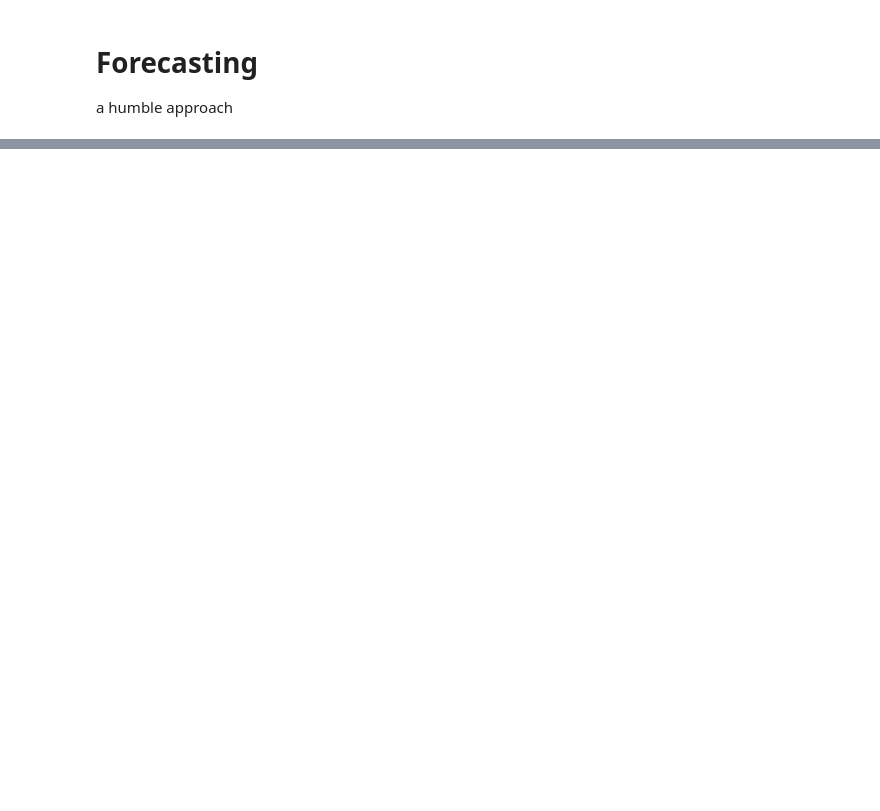
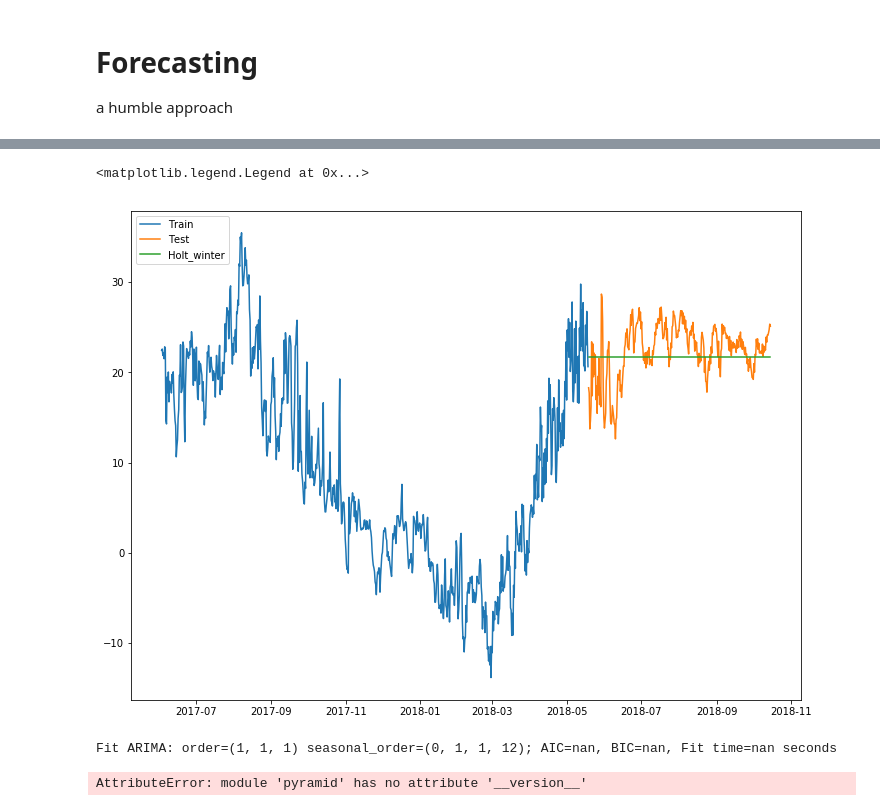
Before and after one commit to greenpeace/AQMesh, a Jupyter notebook: visu/BigQueryPandasPlotly.ipynb, the cells around one changed output, grey strips where cells are left out. Cells and saved outputs as stored; diff of their text form; code cells hidden in the pictures; blank space fills up the shorter version.

Commit message:
bit more trying out forecasting..

```diff
--- a/visu/BigQueryPandasPlotly.ipynb
+++ b/visu/BigQueryPandasPlotly.ipynb
@@ -125,0 +157,46 @@ a humble approach
+# %%
+meas = 'TEMP'
+threshold = 700
+#train_df = dfs_resampled[meas][:threshold]
+#test_df = dfs_resampled[meas][threshold:]
+
+train_T = T_df_resampled['TEMP'][:threshold]
+test_T = T_df_resampled['TEMP'][threshold:]
+
+train_df = train_T
+test_df = test_T
+# %%
+y_hat_avg = test_df.copy()
+
+
+# fit1 = ExponentialSmoothing(np.asarray(train_df[f"{meas}_ts"]), seasonal_periods=2, seasonal='add', trend='add').fit()
+fit1 = Holt(np.asarray(train_df[f"{meas}_ts"])).fit() # (smoothing_level = 0.3,smoothing_slope = 0.7)
+y_hat_avg['Holt_winter'] = fit1.forecast(len(test_df))
+
+
+fig = plt.figure(figsize=(12, 9))
+ax = fig.add_subplot(111)
+
+ax.plot(train_df[f"{meas}_ts"], label='Train')
+ax.plot(test_df[f"{meas}_ts"], label='Test')
+ax.plot(y_hat_avg['Holt_winter'], label='Holt_winter')
+ax.legend(loc=2)
+# %% [output]
+<matplotlib.legend.Legend at 0x...>
+[figure, added]
+# %%
+import pyramid
+from pyramid.arima import auto_arima
+
+stepwise_model = auto_arima(train_df, start_p=1, start_q=1,
+                           max_p=3, max_q=3, m=12,
+                           start_P=0, seasonal=True,
+                           d=1, D=1, trace=True,
+                           error_action='ignore',
+                           suppress_warnings=True,
+                           stepwise=True)
+
+print(stepwise_model.aic())
+# %% [output]
+Fit ARIMA: order=(1, 1, 1) seasonal_order=(0, 1, 1, 12); AIC=nan, BIC=nan, Fit time=nan seconds
+AttributeError: module 'pyramid' has no attribute '__version__'
```
Also changed, not shown: parts of 8 cells of this notebook.
